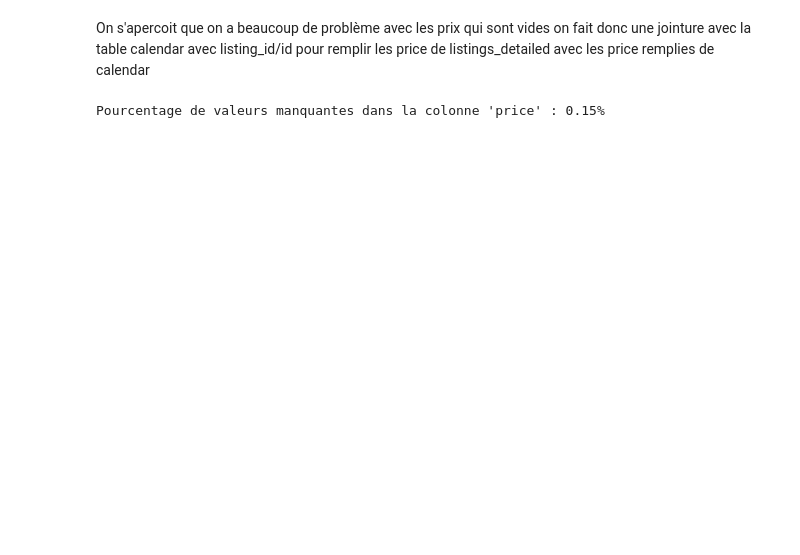
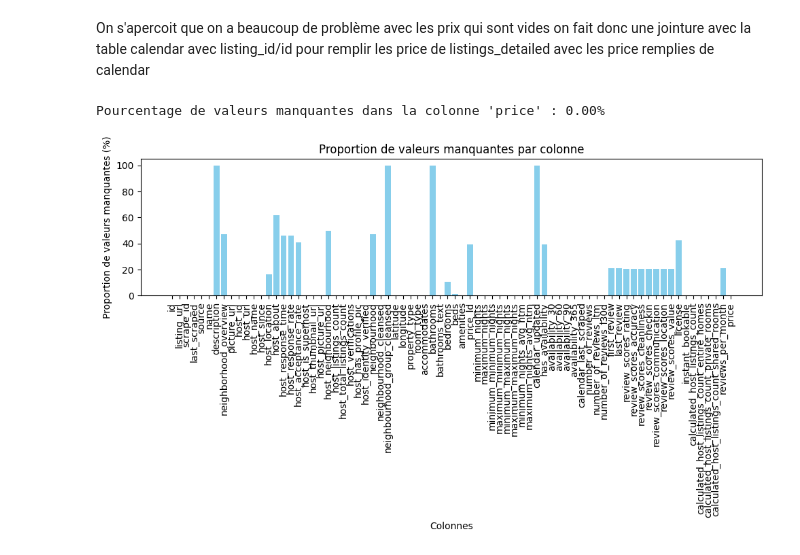
Before and after one commit to AlexandreOuenadio/datathon-2024, a Jupyter notebook: Notebooks/datathon_cleaning_data_spark.ipynb, the cells around one changed output. Drawn from its saved outputs; the diff is of its cells as text; code cells hidden in the pictures; blank space fills up the shorter version.

```diff
--- a/Notebooks/datathon_cleaning_data_spark.ipynb
+++ b/Notebooks/datathon_cleaning_data_spark.ipynb
@@ -255,40 +196,72 @@ reviews_per_month: 2158
 On s'apercoit que on a beaucoup de problème avec les prix qui sont vides on fait donc une jointure avec la table calendar avec listing_id/id pour remplir les price de listings_detailed avec les price remplies de calendar
 # %%
 from pyspark.sql.functions import when, col, count
-# Chargement des tables (assurez-vous que `calendar` et `listings_detailed` sont déjà des DataFrames Spark)
-# Exemple :
 
 calendar = spark.read.csv(calendar_path, header=True, inferSchema=True)
-listings_detailed = spark.read.csv(listings_path, header=True, inferSchema=True)
+
 from pyspark.sql.functions import col, when
 
 # Renommer la colonne 'price' dans les deux DataFrames avant la jointure
-listings_detailed_renamed = listings_detailed.withColumnRenamed("price", "price_ld")
+listings_detailed_renamed = listings.withColumnRenamed("price", "price_ld")
 calendar_renamed = calendar.withColumnRenamed("price", "price_cal")
 
 # Effectuer la jointure entre les deux DataFrames
 joined_df = listings_detailed_renamed.alias("l").join(
     calendar_renamed.alias("c"),
     col("l.id") == col("c.listing_id"),
     how="left"
 )
 
 # Mettre à jour la colonne 'price' dans 'listings_detailed' avec les valeurs de 'calendar' là où 'price_ld' est null
 updated_df = joined_df.withColumn(
     "price",
     when(col("l.price_ld").isNull(), col("c.price_cal")).otherwise(col("l.price_ld"))
 ).select("l.*", "price")  # Sélectionner toutes les colonnes de listings_detailed et la colonne 'price'
 
 # Calcul du nombre de valeurs manquantes dans la colonne 'price'
 missing_values_count = updated_df.filter(col("price").isNull()).count()
 
 # Calcul du nombre total de lignes dans le DataFrame
 total_count = updated_df.count()
 
 # Calcul du pourcentage de valeurs manquantes
 missing_percentage = (missing_values_count / total_count) * 100
 
 # Afficher le pourcentage de valeurs manquantes
 print(f"Pourcentage de valeurs manquantes dans la colonne 'price' : {missing_percentage:.2f}%")
+
+
+# Calculer le nombre de valeurs manquantes pour chaque colonne
+missing_count_df = updated_df.select(
+    [F.count(F.when(F.col(c).isNull(), c)).alias(c) for c in updated_df.columns]
+)
+
+# Récupérer le nombre total de lignes dans le DataFrame
+total_rows = updated_df.count()
+
+# Collecter les résultats en un dictionnaire
+missing_counts = missing_count_df.collect()[0].asDict()
+
+# Calculer le pourcentage de valeurs manquantes pour chaque colonne
+missing_percentage = {col: (missing_counts[col] / total_rows) * 100 for col in missing_counts}
+
+# Visualiser le nombre de valeurs manquantes proportionnellement à la taille de la colonne
+columns = list(missing_percentage.keys())
+values = list(missing_percentage.values())
+
+# Créer un histogramme
+plt.figure(figsize=(10, 6))
+plt.bar(columns, values, color='skyblue')
+
+# Ajouter les labels et titre
+plt.xlabel('Colonnes')
+plt.ylabel('Proportion de valeurs manquantes (%)')
+plt.title('Proportion de valeurs manquantes par colonne')
+plt.xticks(rotation=90)
+plt.tight_layout()
+
+# Afficher l'histogramme
+plt.show()
 # %% [output]
-Pourcentage de valeurs manquantes dans la colonne 'price' : 0.15%
+Pourcentage de valeurs manquantes dans la colonne 'price' : 0.00%
+[figure, added]
```
Also changed, not shown: parts of 5 cells of this notebook, 1 other file.
